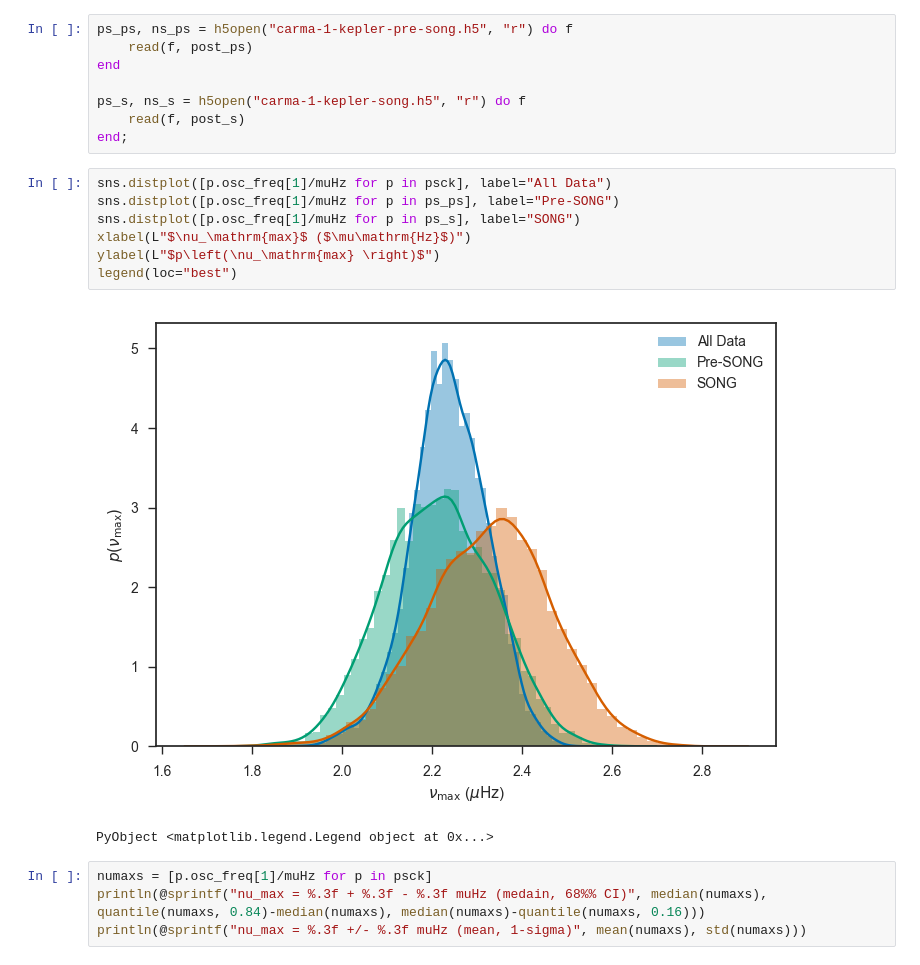
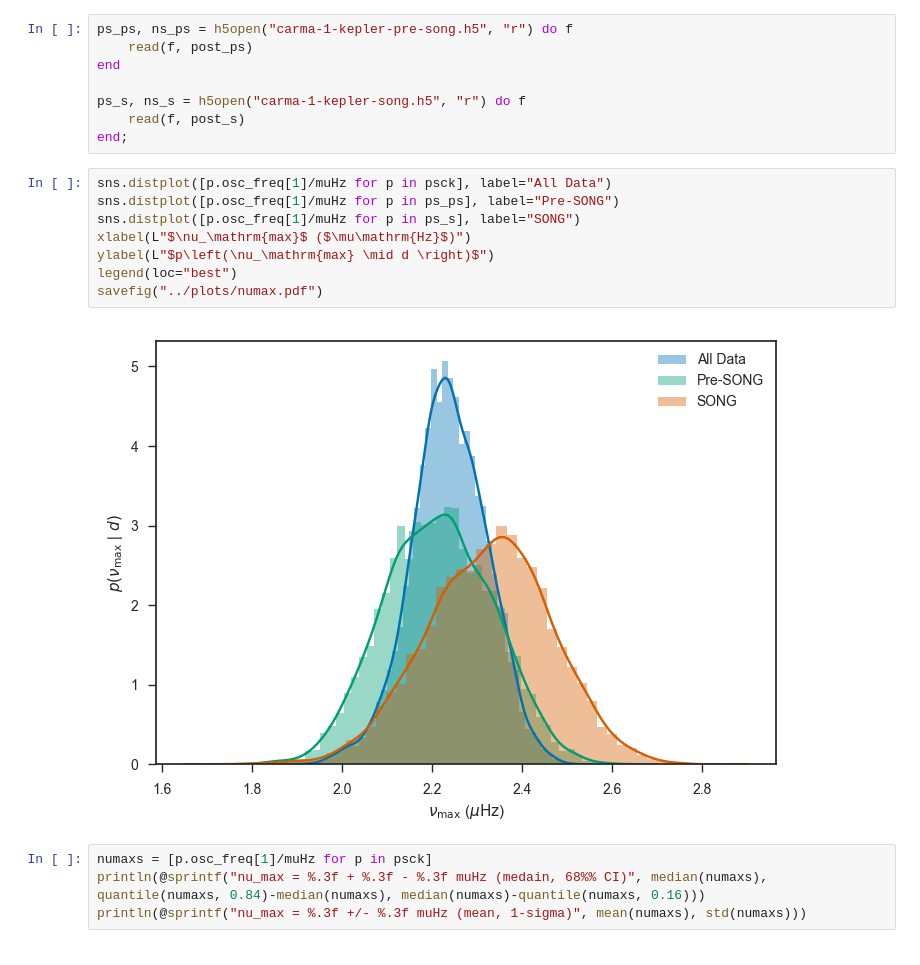
Before and after one commit to farr/Aldebaran, a Jupyter notebook: notebooks/LargeSpacing.ipynb, the cells around one changed output. Cells and saved outputs as stored; diff of their text form.

Commit message:
Save numax plot to plots dir.

```diff
--- a/notebooks/LargeSpacing.ipynb
+++ b/notebooks/LargeSpacing.ipynb
@@ -1942,13 +1942,13 @@ end;
 # %%
 sns.distplot([p.osc_freq[1]/muHz for p in psck], label="All Data")
 sns.distplot([p.osc_freq[1]/muHz for p in ps_ps], label="Pre-SONG")
 sns.distplot([p.osc_freq[1]/muHz for p in ps_s], label="SONG")
 xlabel(L"$\nu_\mathrm{max}$ ($\mu\mathrm{Hz}$)")
-ylabel(L"$p\left(\nu_\mathrm{max} \right)$")
+ylabel(L"$p\left(\nu_\mathrm{max} \mid d \right)$")
 legend(loc="best")
+savefig("../plots/numax.pdf")
 # %% [output]
-[figure, old version]
+[figure, new version]
-PyObject <matplotlib.legend.Legend object at 0x...>
 # %%
 numaxs = [p.osc_freq[1]/muHz for p in psck]
 println(@sprintf("nu_max = %.3f + %.3f - %.3f muHz (medain, 68%% CI)", median(numaxs), quantile(numaxs, 0.84)-median(numaxs), median(numaxs)-quantile(numaxs, 0.16)))
```
Also changed, not shown: 1 other file.
